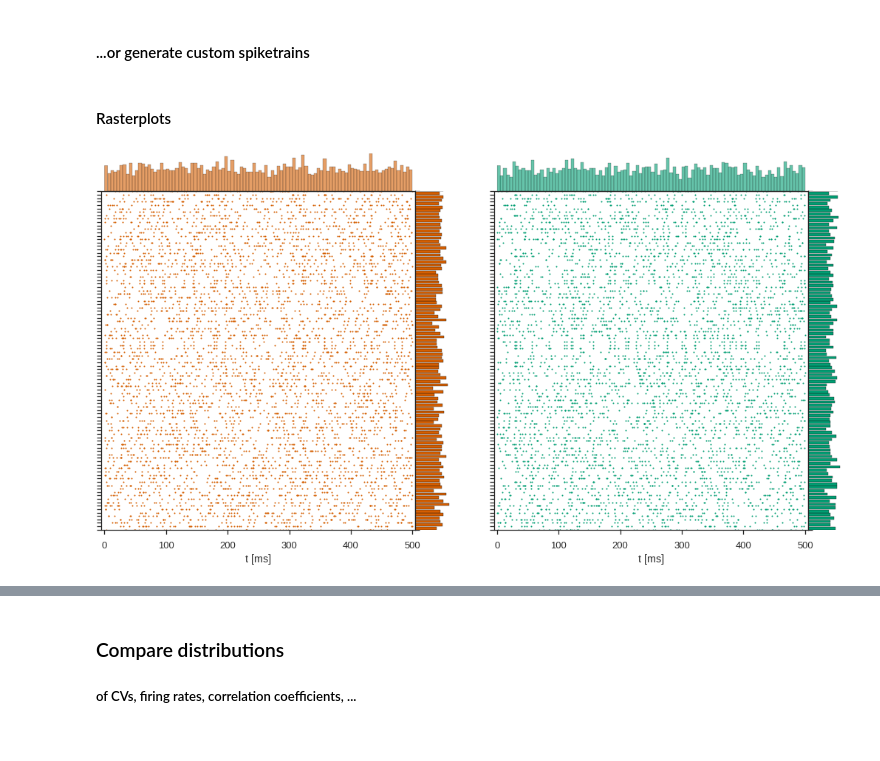
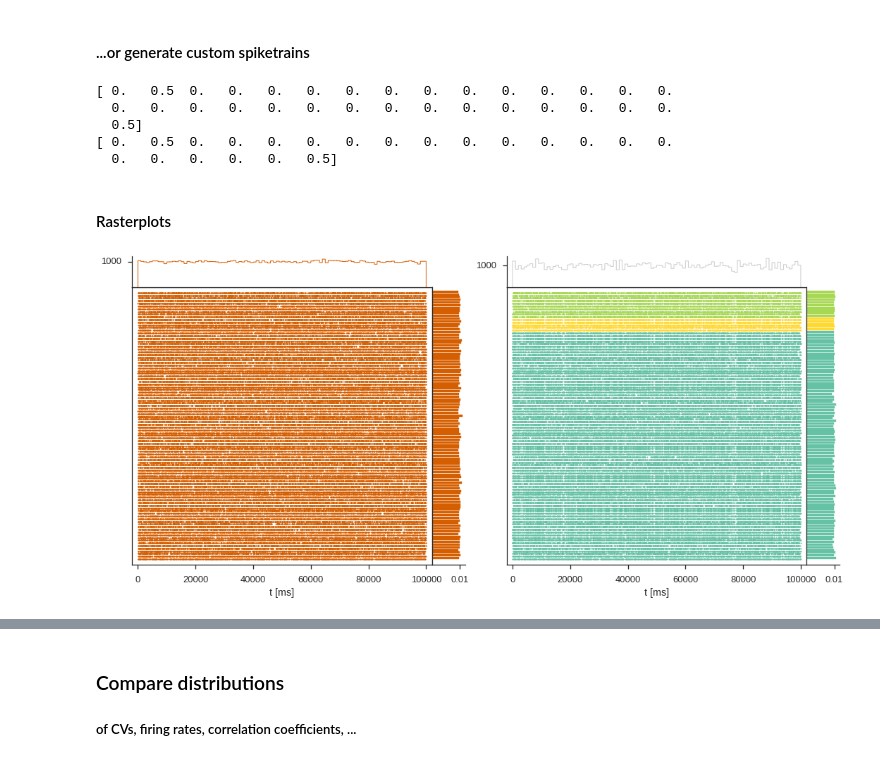
Before and after one commit to rgutzen/ValidationTools, a Jupyter notebook: Validation_Book.ipynb, the cells around one changed output, grey strips where cells are left out. Saved outputs shown, nothing was run; the diff lists cells and outputs as text; code cells hidden in the pictures.

```diff
--- a/Validation_Book.ipynb
+++ b/Validation_Book.ipynb
@@ -40,29 +38,46 @@ spiketrain_list_2 = testdata.load_data(spinnaker_path, ['spikes_L4'], N)[0][0]
 #### ...or generate custom spiketrains
 # %%
 spiketrain_list_1 = testdata.test_data(size=N,
-                                       corr=.1,
-                                       t_stop=500*ms,
-                                       rate=100*Hz,
-                                       assembly_sizes=[13],
+                                       corr=.0,
+                                       t_stop=100000*ms,
+                                       rate=10*Hz,
+                                       assembly_sizes=[],
                                        method="CPP",
                                        bkgr_corr=0.00,
                                        shuffle_seed=42)
 
 spiketrain_list_2 = testdata.test_data(size=N,
-                                       corr=[.2,.1,.1],
-                                       t_stop=500*ms,
-                                       rate=100*Hz,
-                                       assembly_sizes=[13,10,5],
+                                       #corr=.0,
+                                       corr=[.5, .5],
+                                       t_stop=100000*ms,
+                                       rate=10*Hz,
+                                       assembly_sizes=[30, 20],
                                        method="CPP",
-                                       bkgr_corr=0.01,
-                                       shuffle_seed=42)
+                                       bkgr_corr=0.0)#,
+                                       #shuffle=False)
+                                       #shuffle_seed=42)
+for sts in spiketrain_list_2[:10]:
+    sts.annotations['assembly']='B'
+for sts in spiketrain_list_2[10:15]:
+    sts.annotations['assembly']='A'
+# %% [output]
+[ 0.   0.5  0.   0.   0.   0.   0.   0.   0.   0.   0.   0.   0.   0.   0.
+  0.   0.   0.   0.   0.   0.   0.   0.   0.   0.   0.   0.   0.   0.   0.
+  0.5]
+[ 0.   0.5  0.   0.   0.   0.   0.   0.   0.   0.   0.   0.   0.   0.   0.
+  0.   0.   0.   0.   0.   0.5]
 # %% [markdown]
 #### Rasterplots
 # %%
-fig, ax = plt.subplots(nrows=1, ncols=2, figsize=(15,8))
+sns.set(style='ticks', palette='Set2', context='talk')
+fig, ax = plt.subplots(nrows=1, ncols=2, figsize=(15,7))
 fig.tight_layout()
 
-__ = vizi.rasterplot(spiketrain_list_1, ax=ax[0], palette=(['r']))
-__ = vizi.rasterplot(spiketrain_list_2, ax=ax[1], palette=(['g']))
+assembly_colors = [sns.color_palette()[0], sns.color_palette()[5], sns.color_palette()[4]]
+
+__ = vizi.rasterplot(spiketrain_list_1, ax=ax[0], palette=(['r']), context='talk')
+#__ = vizi.rasterplot(spiketrain_list_2, ax=ax[1], palette=[sns.color_palette('Set2')[0]], context='talk', pophist_mode='total')
+__ = vizi.rasterplot(spiketrain_list_2, ax=ax[1], palette=assembly_colors, key_list=['assembly'],
+                     colorkey='assembly', pophist_mode='total', context='talk')
 # %% [output]
-[figure, old version]
+[figure, new version]
```
Also changed, not shown: parts of 22 cells of this notebook, 8 other files.
